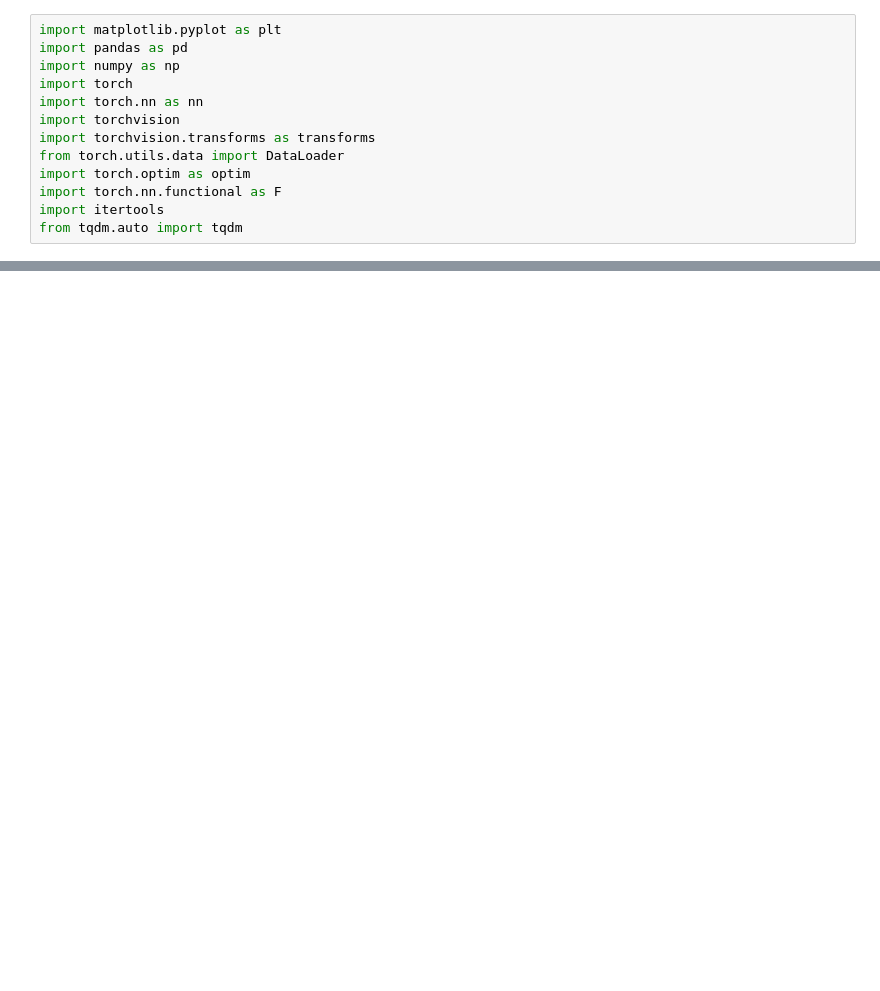
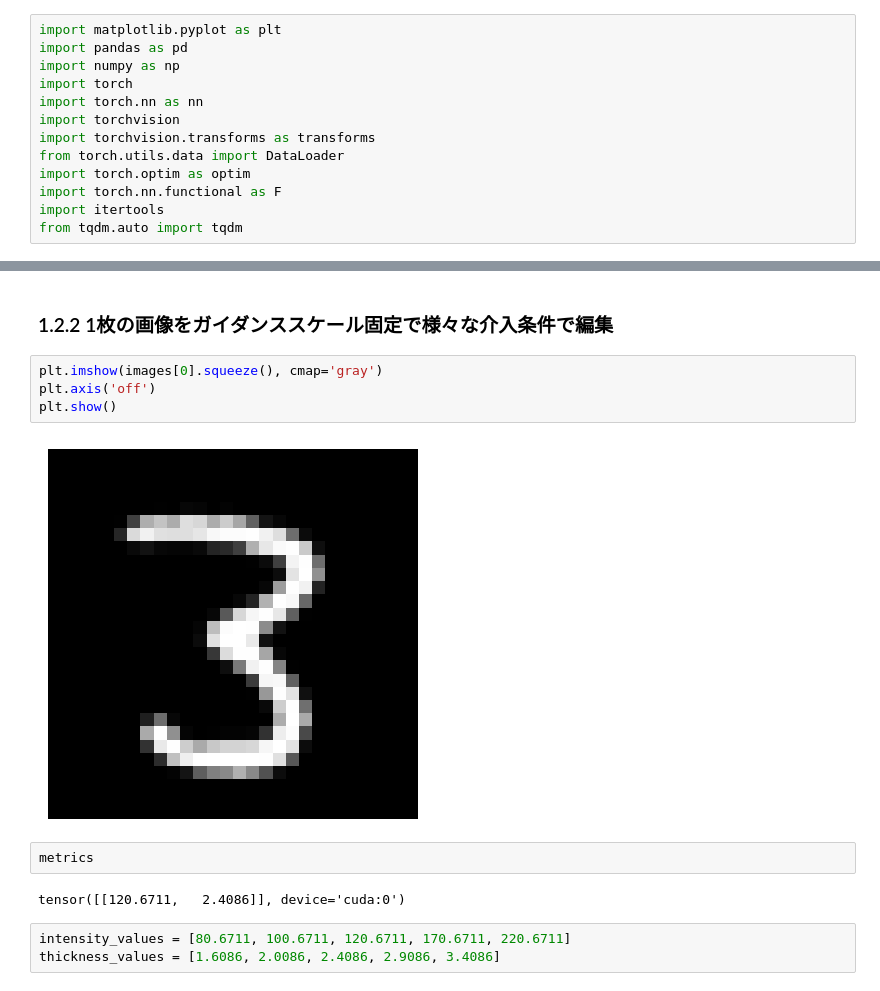
Before and after one commit to hashikun917/Diffusion, a Jupyter notebook: notebooks/ConditionalDiffusionModel_sample.ipynb, the cells around one changed output, grey strips where cells are left out. Drawn from its saved outputs; the diff is of its cells as text; blank space fills up the shorter version.

```diff
--- a/notebooks/ConditionalDiffusionModel_sample.ipynb
+++ b/notebooks/ConditionalDiffusionModel_sample.ipynb
@@ -91,0 +98,15 @@ conditional_ddim_plot_samples(denoise_model, eta=0.0, interval=10, batch_size=5,
+# %% [markdown]
+### 1.2.2 1枚の画像をガイダンススケール固定で様々な介入条件で編集
+# %%
+plt.imshow(images[0].squeeze(), cmap='gray')
+plt.axis('off')
+plt.show()
+# %% [output]
+[figure, added]
+# %%
+metrics
+# %% [output]
+tensor([[120.6711,   2.4086]], device='cuda:0')
+# %%
+intensity_values = [80.6711, 100.6711, 120.6711, 170.6711, 220.6711]
+thickness_values = [1.6086, 2.0086, 2.4086, 2.9086, 3.4086]
```
Also changed, not shown: parts of 21 cells of this notebook, 9 other files.
